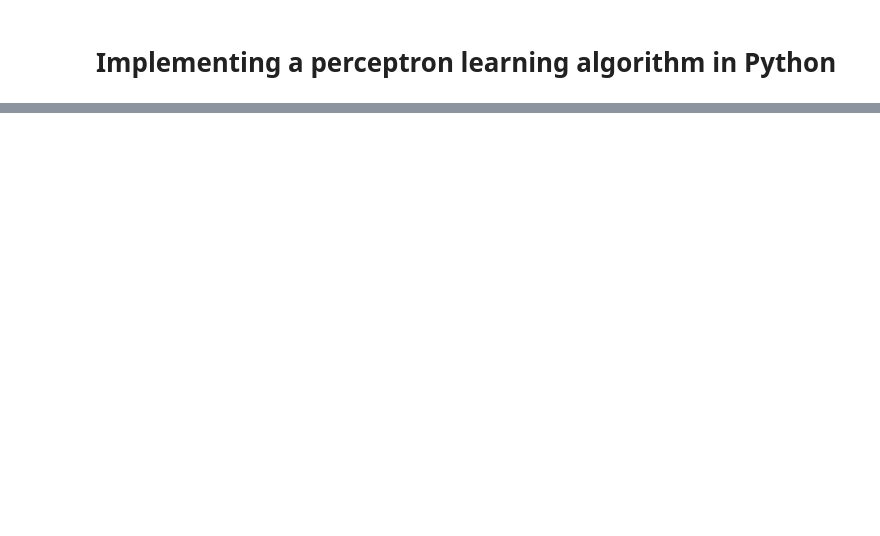
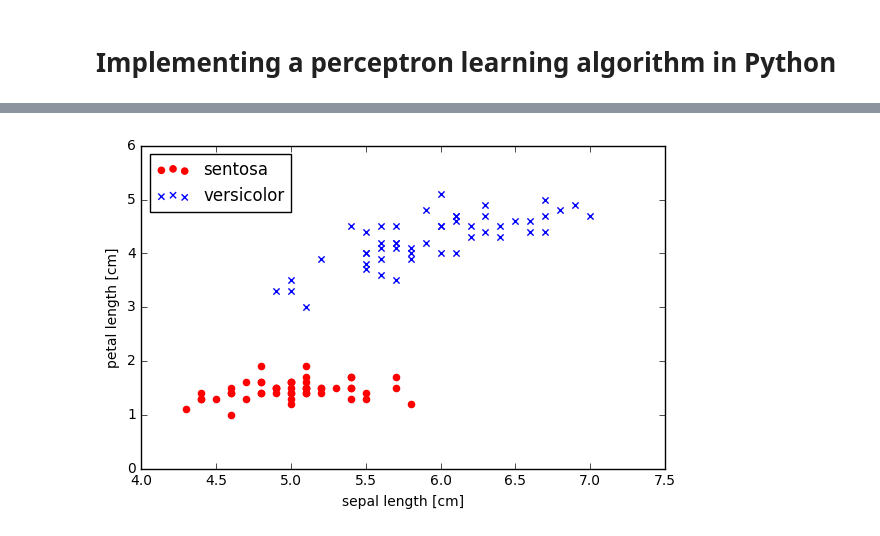
Before and after one commit to stellaxux/machine-learning-in-python, a Jupyter notebook: ch2/Implement perceptron algorithm.ipynb, the cells around one changed output, grey strips where cells are left out. Drawn from its saved outputs; the diff is of its cells as text; code cells hidden in the pictures; blank space fills up the shorter version.

```diff
--- a/ch2/Implement perceptron algorithm.ipynb
+++ b/ch2/Implement perceptron algorithm.ipynb
@@ -68,0 +72,7 @@ class Perceptron(object):
+# %%
+import pandas as pd
+# read in iris data
+df = pd.read_csv('https://archive.ics.uci.edu/ml/'
+        'machine-learning-databases/iris/iris.data', header=None)
+df.head()
+df.tail()
@@ -68,0 +86,23 @@ class Perceptron(object):
+# %%
+# plot the iris data using scatter plot
+%matplotlib inline
+import matplotlib.pyplot as plt
+import numpy as np
+
+# select two classes: setosa and versicolor
+y = df.iloc[0:100, 4].values  # values method of a pandas dataframe yields Numpy array
+y = np.where(y == 'Iris-setosa', -1, 1)
+
+# select two features: sepal length and petal length for visualization
+X = df.iloc[0:100, [0,2]].values
+# %%
+# plot scatter plot
+plt.scatter(X[:50, 0], X[:50, 1], color='r', marker='o', label='sentosa')
+plt.scatter(X[50:100, 0], X[50:100, 1], color='b', marker='x', label='versicolor')
+plt.xlabel('sepal length [cm]')
+plt.ylabel('petal length [cm]')
+plt.legend(loc='upper left')
+plt.tight_layout()
+plt.show()
+# %% [output]
+[figure, added]
```
Also changed, not shown: parts of 8 cells of this notebook.
